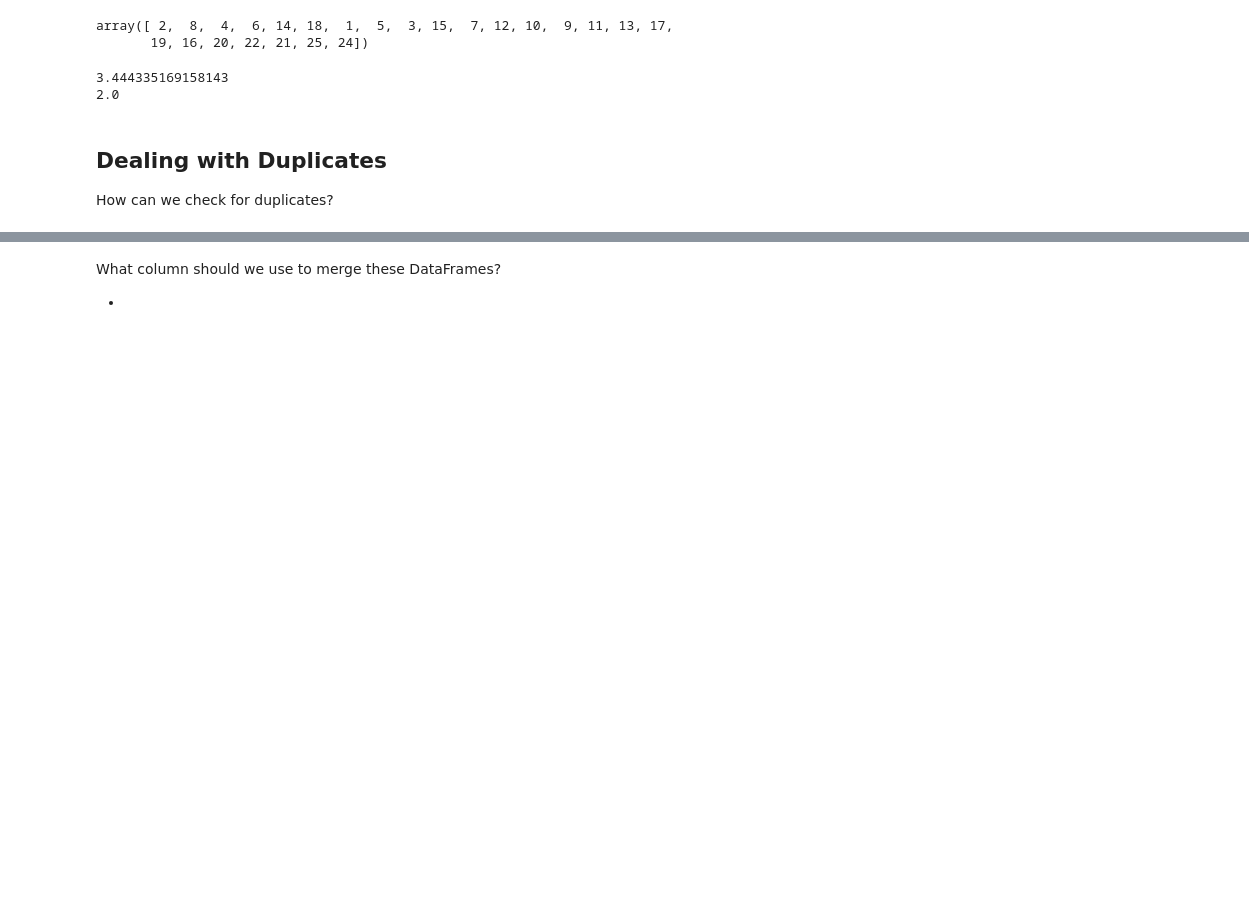
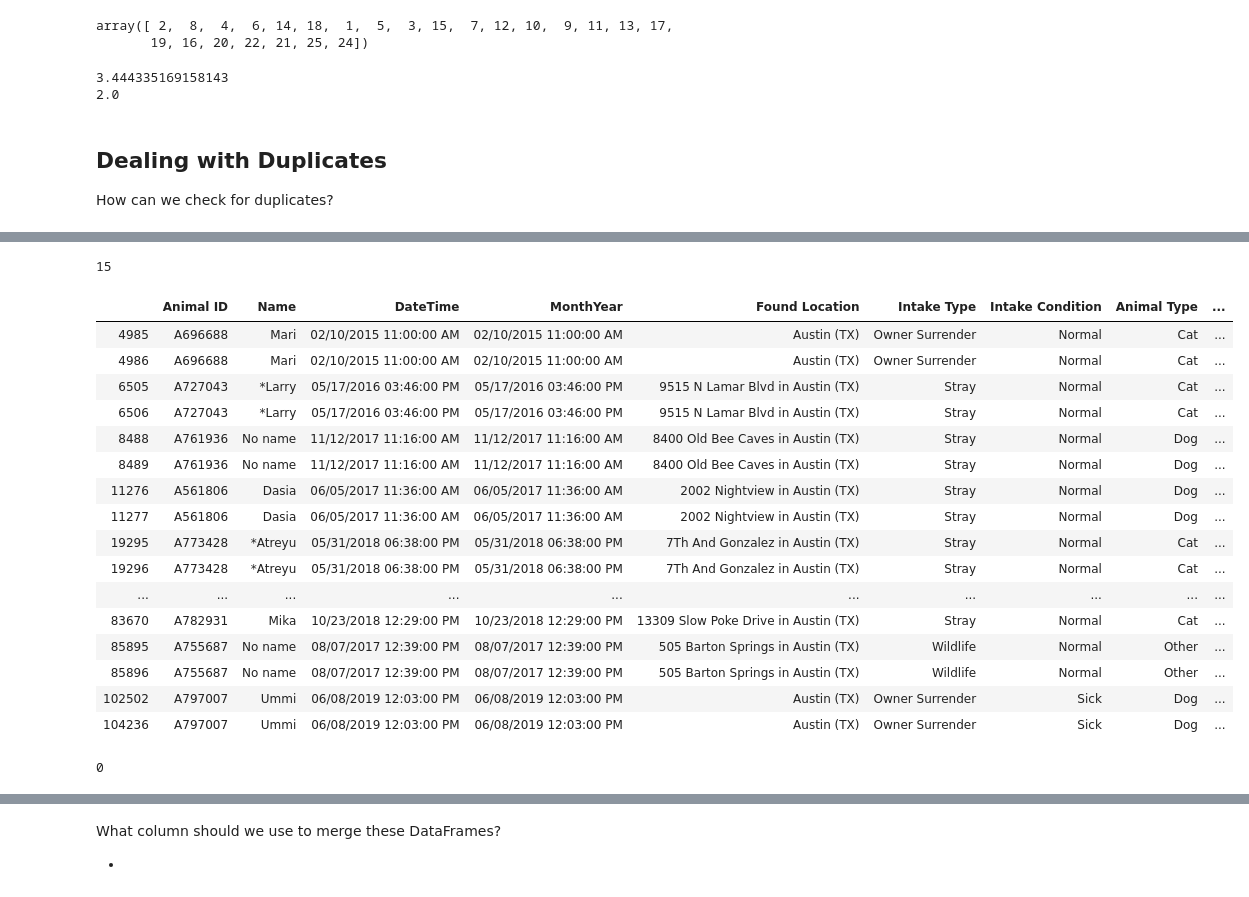
Before and after one commit to learn-co-students/Breakout_Pandas-Practice_HTX-DS-021720, a Jupyter notebook: Pandas-Practice.ipynb, the cells around one changed output, grey strips where cells are left out. Saved outputs shown, nothing was run; the diff lists cells and outputs as text; code cells hidden in the pictures; blank space fills up the shorter version.

```diff
--- a/Pandas-Practice.ipynb
+++ b/Pandas-Practice.ipynb
@@ -415,4 +411,28 @@ How can we check for duplicates?
 # %%
 # Code here to check for duplicates
+intakes.duplicated().sum()
+# %% [output]
+15
+# %%
+# Code here to check what the duplicates look like
+intakes.loc[intakes.duplicated(keep=False) == True]
+# %% [output]
+|  | Animal ID | Name | DateTime | MonthYear | Found Location | Intake Type | Intake Condition | Animal Type | ... |
+| 4985 | A696688 | Mari | 02/10/2015 11:00:00 AM | 02/10/2015 11:00:00 AM | Austin (TX) | Owner Surrender | Normal | Cat | ... |
+| 4986 | A696688 | Mari | 02/10/2015 11:00:00 AM | 02/10/2015 11:00:00 AM | Austin (TX) | Owner Surrender | Normal | Cat | ... |
+| 6505 | A727043 | *Larry | 05/17/2016 03:46:00 PM | 05/17/2016 03:46:00 PM | 9515 N Lamar Blvd in Austin (TX) | Stray | Normal | Cat | ... |
+| 6506 | A727043 | *Larry | 05/17/2016 03:46:00 PM | 05/17/2016 03:46:00 PM | 9515 N Lamar Blvd in Austin (TX) | Stray | Normal | Cat | ... |
+| 8488 | A761936 | No name | 11/12/2017 11:16:00 AM | 11/12/2017 11:16:00 AM | 8400 Old Bee Caves in Austin (TX) | Stray | Normal | Dog | ... |
+| 8489 | A761936 | No name | 11/12/2017 11:16:00 AM | 11/12/2017 11:16:00 AM | 8400 Old Bee Caves in Austin (TX) | Stray | Normal | Dog | ... |
+| 11276 | A561806 | Dasia | 06/05/2017 11:36:00 AM | 06/05/2017 11:36:00 AM | 2002 Nightview in Austin (TX) | Stray | Normal | Dog | ... |
+| 11277 | A561806 | Dasia | 06/05/2017 11:36:00 AM | 06/05/2017 11:36:00 AM | 2002 Nightview in Austin (TX) | Stray | Normal | Dog | ... |
+| 19295 | A773428 | *Atreyu | 05/31/2018 06:38:00 PM | 05/31/2018 06:38:00 PM | 7Th And Gonzalez in Austin (TX) | Stray | Normal | Cat | ... |
+| 19296 | A773428 | *Atreyu | 05/31/2018 06:38:00 PM | 05/31/2018 06:38:00 PM | 7Th And Gonzalez in Austin (TX) | Stray | Normal | Cat | ... |
+| ... | ... | ... | ... | ... | ... | ... | ... | ... | ... |
+| 83670 | A782931 | Mika | 10/23/2018 12:29:00 PM | 10/23/2018 12:29:00 PM | 13309 Slow Poke Drive in Austin (TX) | Stray | Normal | Cat | ... |
+| 85895 | A755687 | No name | 08/07/2017 12:39:00 PM | 08/07/2017 12:39:00 PM | 505 Barton Springs in Austin (TX) | Wildlife | Normal | Other | ... |
+| 85896 | A755687 | No name | 08/07/2017 12:39:00 PM | 08/07/2017 12:39:00 PM | 505 Barton Springs in Austin (TX) | Wildlife | Normal | Other | ... |
+| 102502 | A797007 | Ummi | 06/08/2019 12:03:00 PM | 06/08/2019 12:03:00 PM | Austin (TX) | Owner Surrender | Sick | Dog | ... |
+| 104236 | A797007 | Ummi | 06/08/2019 12:03:00 PM | 06/08/2019 12:03:00 PM | Austin (TX) | Owner Surrender | Sick | Dog | ... |
 # %%
 # Code here to handle duplicates
@@ -419,5 +440,8 @@ How can we check for duplicates?
 # %%
 # Sanity check
+intakes.duplicated().sum()
+# %% [output]
+0
 # %% [markdown]
 ## Merging Dataframes
 
```
Also changed, not shown: parts of 20 cells of this notebook.
